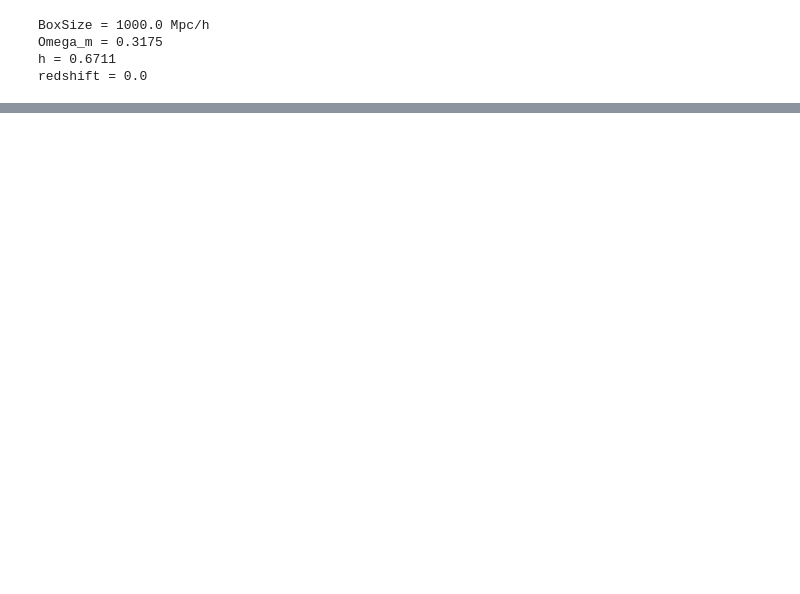
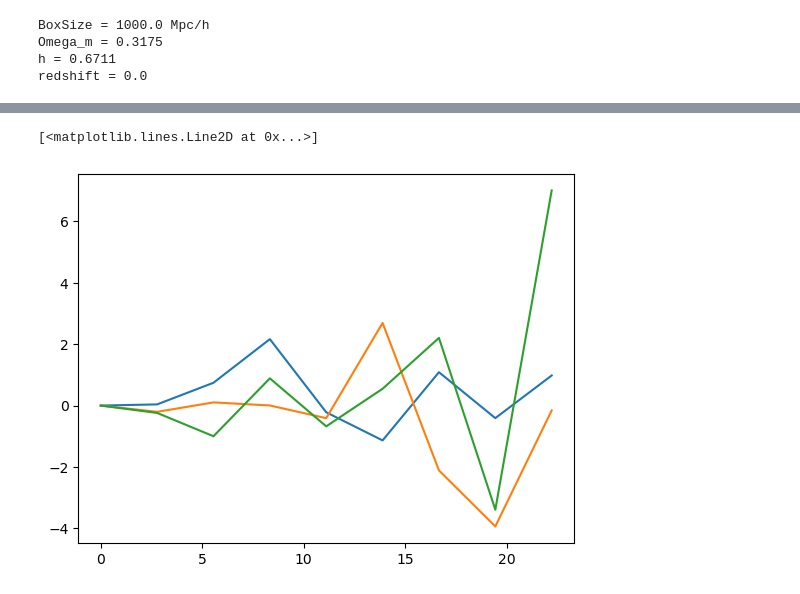
Before and after one commit to FedeDavilaKurban/VPF_Quijote, a Jupyter notebook: testing_2pcf.ipynb, the cells around one changed output, grey strips where cells are left out. Drawn from its saved outputs; the diff is of its cells as text; code cells hidden in the pictures; blank space fills up the shorter version.

```diff
--- a/testing_2pcf.ipynb
+++ b/testing_2pcf.ipynb
@@ -105,0 +218,13 @@ No artists with labels found to put in legend.  Note that artists whose label st
+# %%
+import numpy as np
+
+Npts = 10000
+Lbox = 250.
+
+x = np.random.uniform(0, Lbox, Npts)
+y = np.random.uniform(0, Lbox, Npts)
+z = np.random.uniform(0, Lbox, Npts)
+
+sample1 = np.vstack((x,y,z)).T
+
+sample1
@@ -105,0 +239,21 @@ No artists with labels found to put in legend.  Note that artists whose label st
+# %%
+from halotools.mock_observables import s_mu_tpcf
+from halotools.mock_observables import tpcf_multipole
+
+s_bins  = np.linspace(0.01, 25, 10)
+mu_bins = np.linspace(0, 1, 15)
+xi_s_mu = s_mu_tpcf(sample1, s_bins, mu_bins, period=Lbox)
+
+xi_0 = tpcf_multipole(xi_s_mu, mu_bins, order=0)
+xi_2 = tpcf_multipole(xi_s_mu, mu_bins, order=2)
+xi_4 = tpcf_multipole(xi_s_mu, mu_bins, order=4)
+# %%
+import matplotlib.pyplot as plt
+nr = np.linspace(0.01, 25, 10)[:-1]
+
+plt.plot(nr,(nr**2)*(xi_0))
+plt.plot(nr,(nr**2)*(-xi_2))
+plt.plot(nr,(nr**2)*(-xi_4))
+# %% [output]
+[<matplotlib.lines.Line2D at 0x...>]
+[figure, added]
```
Also changed, not shown: parts of 17 cells of this notebook.
